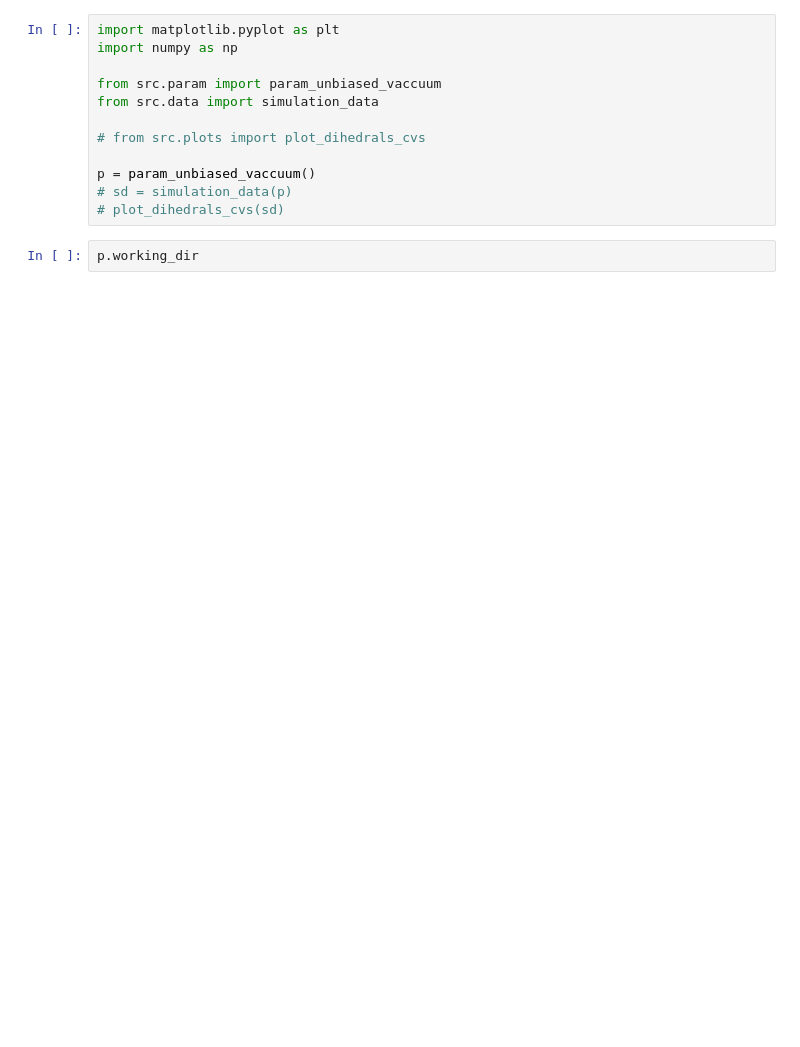
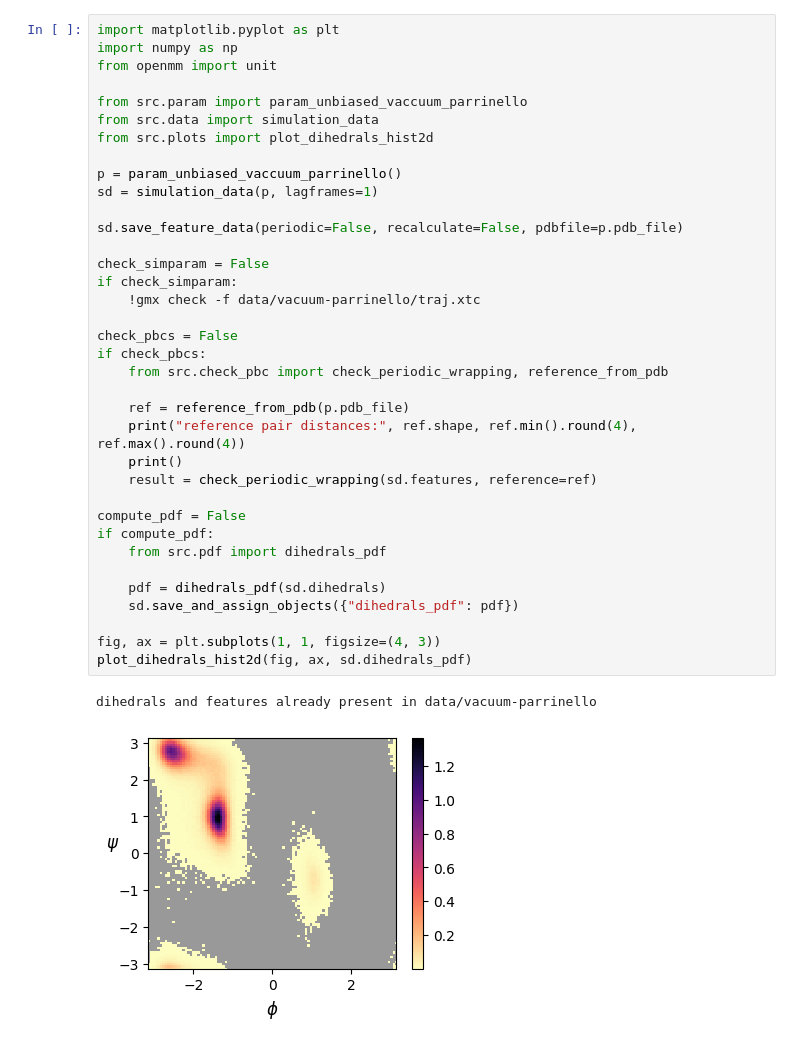
Before and after one commit to bbharland/vac-metad, a Jupyter notebook: test-1d-parrinello.ipynb, the cells around one changed output. Saved outputs shown, nothing was run; the diff lists cells and outputs as text; blank space fills up the shorter version.

```diff
--- a/test-1d-parrinello.ipynb
+++ b/test-1d-parrinello.ipynb
@@ -19,14 +17,39 @@ wget -c "$BASE/COLVAR?download=1"          -O COLVAR            # 1.8 GB
 # %%
 import matplotlib.pyplot as plt
 import numpy as np
+from openmm import unit
 
-from src.param import param_unbiased_vaccuum
+from src.param import param_unbiased_vaccuum_parrinello
 from src.data import simulation_data
+from src.plots import plot_dihedrals_hist2d
 
-# from src.plots import plot_dihedrals_cvs
+p = param_unbiased_vaccuum_parrinello()
+sd = simulation_data(p, lagframes=1)
 
-p = param_unbiased_vaccuum()
-# sd = simulation_data(p)
-# plot_dihedrals_cvs(sd)
+sd.save_feature_data(periodic=False, recalculate=False, pdbfile=p.pdb_file)
+
+check_simparam = False
+if check_simparam:
+    !gmx check -f data/vacuum-parrinello/traj.xtc
+
+check_pbcs = False
+if check_pbcs:
+    from src.check_pbc import check_periodic_wrapping, reference_from_pdb
+
+    ref = reference_from_pdb(p.pdb_file)
+    print("reference pair distances:", ref.shape, ref.min().round(4), ref.max().round(4))
+    print()
+    result = check_periodic_wrapping(sd.features, reference=ref)
+
+compute_pdf = False
+if compute_pdf:
+    from src.pdf import dihedrals_pdf
+
+    pdf = dihedrals_pdf(sd.dihedrals)
+    sd.save_and_assign_objects({"dihedrals_pdf": pdf})
+
+fig, ax = plt.subplots(1, 1, figsize=(4, 3))
+plot_dihedrals_hist2d(fig, ax, sd.dihedrals_pdf)
+# %% [output]
+dihedrals and features already present in data/vacuum-parrinello
+[figure, added]
-# %%
-p.working_dir
```
Also changed, not shown: parts of 15 cells of this notebook, 1 other file.
